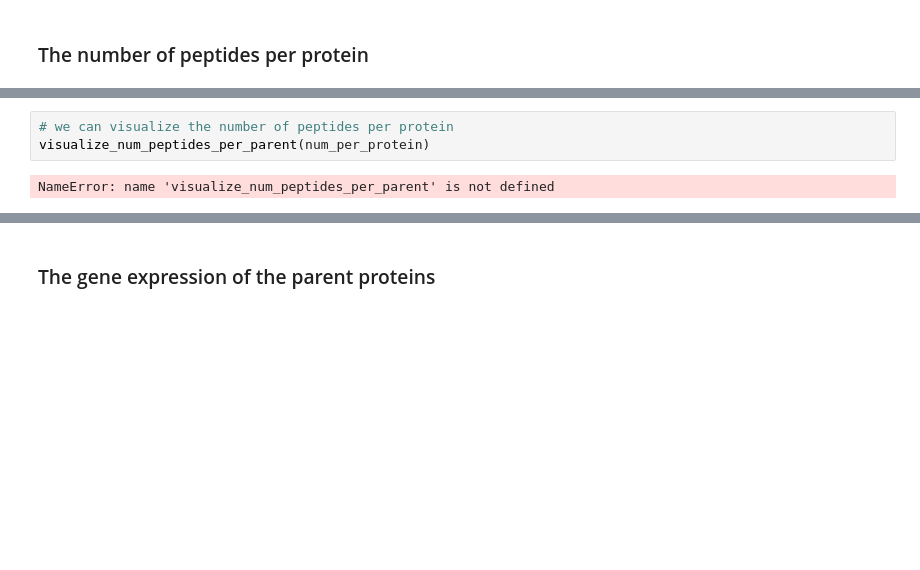
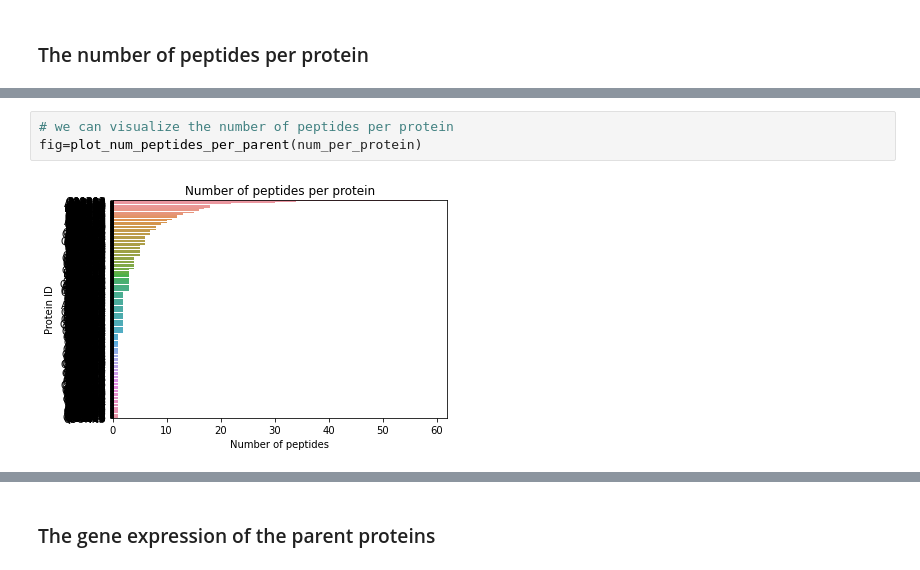
Before and after one commit to ikmb/iptoolkit, a Jupyter notebook: Tutorials/Tutorial_two_creating_an_experiment_object.ipynb, the cells around one changed output, grey strips where cells are left out. Drawn from its saved outputs; the diff is of its cells as text; blank space fills up the shorter version.

```diff
--- a/Tutorials/Tutorial_two_creating_an_experiment_object.ipynb
+++ b/Tutorials/Tutorial_two_creating_an_experiment_object.ipynb
@@ -100,7 +104,7 @@ num_per_protein.head(10)
 # %%
 # we can visualize the number of peptides per protein
-visualize_num_peptides_per_parent(num_per_protein)
+fig=plot_num_peptides_per_parent(num_per_protein)
 # %% [output]
-NameError: name 'visualize_num_peptides_per_parent' is not defined
+[figure, added]
 # %%
 # we can also focus in the first-top 25 protein to get a clearer picture
```
Also changed, not shown: parts of 34 cells of this notebook, 10 other files.
